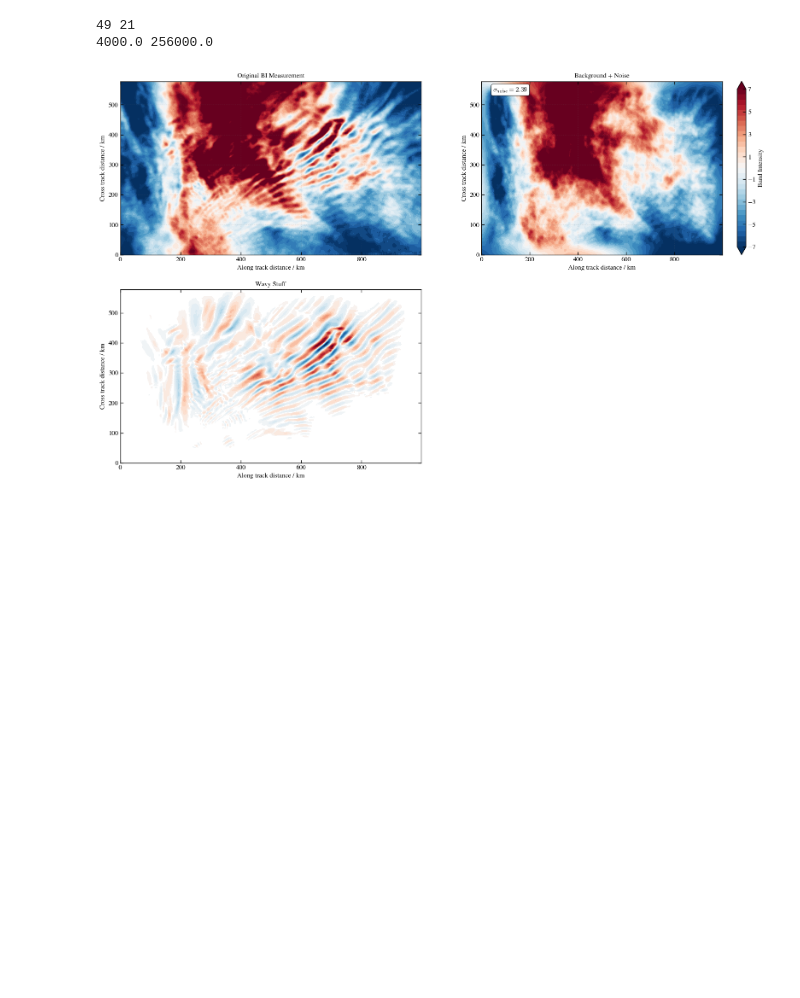
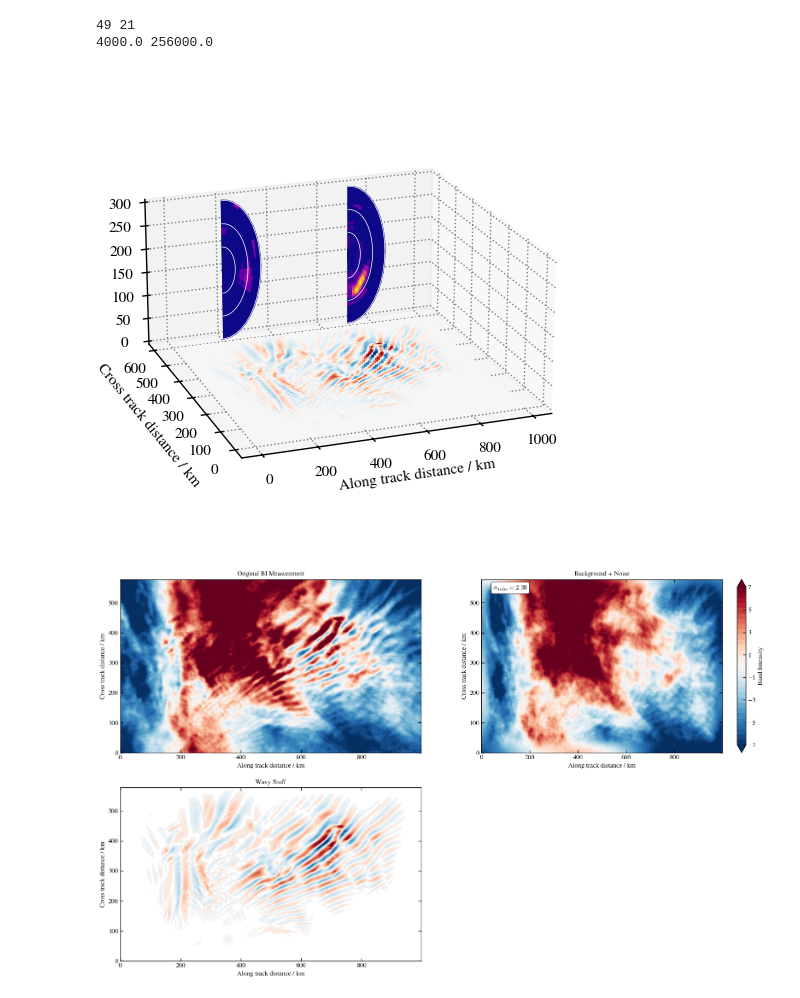
Before and after one commit to Waveguyde/WAVEGUISE, a Jupyter notebook: notebooks/02-2D_exmpl_AWE.ipynb, the cells around one changed output. Saved outputs shown, nothing was run; the diff lists cells and outputs as text; code cells hidden in the pictures; blank space fills up the shorter version.

Commit message:
update on Figure 2 for my WAVEGUISE paper.

```diff
--- a/notebooks/02-2D_exmpl_AWE.ipynb
+++ b/notebooks/02-2D_exmpl_AWE.ipynb
@@ -264,11 +97,77 @@ WPS        = np.abs(cwt_copy['decomposition'])**2
 median_WPS = np.median(WPS,axis=(1,2,3))
 sMAD_WPS   = 1.4826*stats.median_abs_deviation(WPS,axis=(1,2,3))
 WPS_scaled = (WPS-median_WPS[:,np.newaxis,np.newaxis,np.newaxis])/sMAD_WPS[:,np.newaxis,np.newaxis,np.newaxis]
-mask       = WPS_scaled < 10
+mask       = WPS_scaled < 8
 cwt_copy['decomposition'][mask]=0
 # %%
 wavy_stuff  = transform.reconstruct2d(cwt_copy)
 noisy_stuff = signal - wavy_stuff
+# %%
+WPS = np.abs(cwt_copy['decomposition'])
+WPS_1 = WPS[:,:,125,100]
+WPS_2 = WPS[:,:,200,350]
+
+# -------------------------
+# UNTERE EBENE (normal 2D)
+# -------------------------
+Xb, Yb = np.meshgrid(x, y)
+Z_bottom = wavy_stuff
+
+masked = np.ma.masked_inside(Z_bottom, -0.2, 0.2)
+norm = mcolors.TwoSlopeNorm(vmin=-7, vcenter=0.0, vmax=7)
+colors_bottom = cm.RdBu_r(norm(Z_bottom))
+
+# -------------------------
+# OBERE EBENE (polar)
+# -------------------------
+nr, ntheta = js, jt
+r = np.linspace(0, 150, nr)
+theta = np.linspace(0, np.pi, ntheta)
+R, TH = np.meshgrid(r, theta)
+
+Z_polar_1 = WPS_1.T
+Z_polar_2 = WPS_2.T
+
+# Polar → kartesisch
+Xp = R * np.sin(TH)
+Zp = R * np.cos(TH)
+
+norm = plt.Normalize(vmin=np.min([Z_polar_1,Z_polar_2]),vmax=np.max([Z_polar_1,Z_polar_2]))
+colors_polar_1  = cm.plasma(norm(Z_polar_1))
+colors_polar_2  = cm.plasma(norm(Z_polar_2))
+
+# -------------------------
+# 3D-PLOT
+# -------------------------
+fig = plt.figure(figsize=(7, 6))
+ax = fig.add_subplot(111, projection="3d")
+
+# Boden
+surf_bottom = ax.plot_surface(Xb, Yb, np.zeros_like(Xb),
+    facecolors=colors_bottom, rstride=1, cstride=1, linewidth=0, antialiased=False, shade=False)
+
+# Polar-Ebene
+surf_polar = ax.plot_surface(Xp+200, np.zeros_like(Zp)+600, Zp+150,
+    facecolors=colors_polar_1, rstride=1, cstride=1, shade=False)
+
+surf_polar = ax.plot_surface(Xp+700, np.zeros_like(Zp)+600, Zp+150,
+    facecolors=colors_polar_2, rstride=1, cstride=1, shade=False)
+
+for r0 in [50, 100, 150]:
+    ax.plot(r0*np.sin(theta)+200,600,r0*np.cos(theta)+150,
+        color="white",lw=0.5,zorder=5)
+    ax.plot(r0*np.sin(theta)+700,600,r0*np.cos(theta)+150,
+        color="white",lw=0.5,zorder=5)
+
+ax.view_init(elev=20, azim=-110)
+ax.set_box_aspect((1, 1, 0.5))
+
+ax.set_xlabel("Along track distance / km")
+ax.set_ylabel("Cross track distance / km")
+
+#plt.savefig('./figures/AWE_data_wavelet_spectrum.png')
+# %% [output]
+[figure, new version]
 # %%
 titlebox = {"boxstyle": "round", "lw": 0.67, "facecolor": "white", "edgecolor": "black"}
 
```
Also changed, not shown: parts of 5 cells of this notebook, 3 other files.
